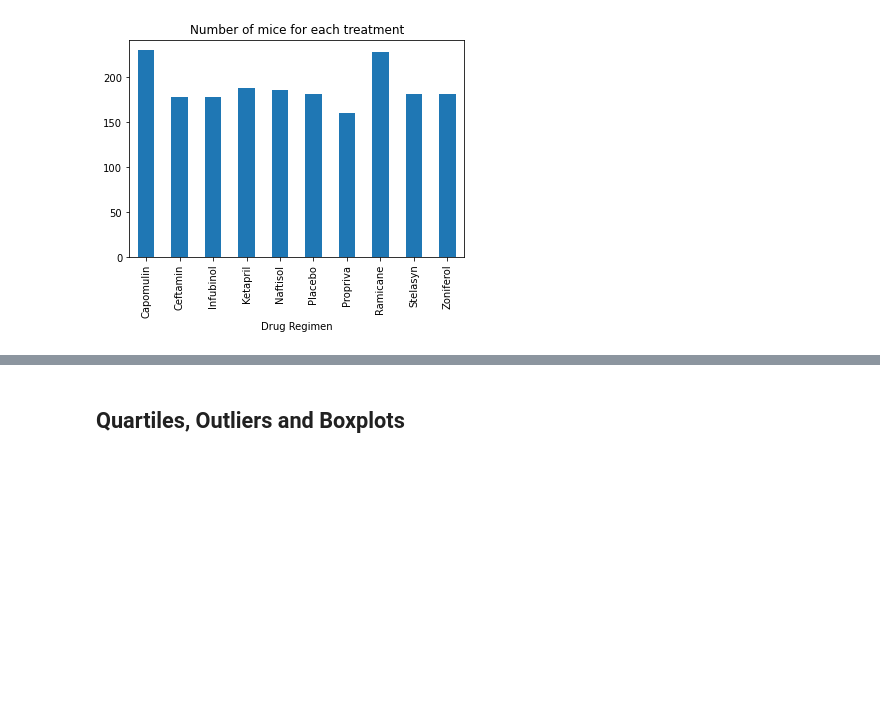
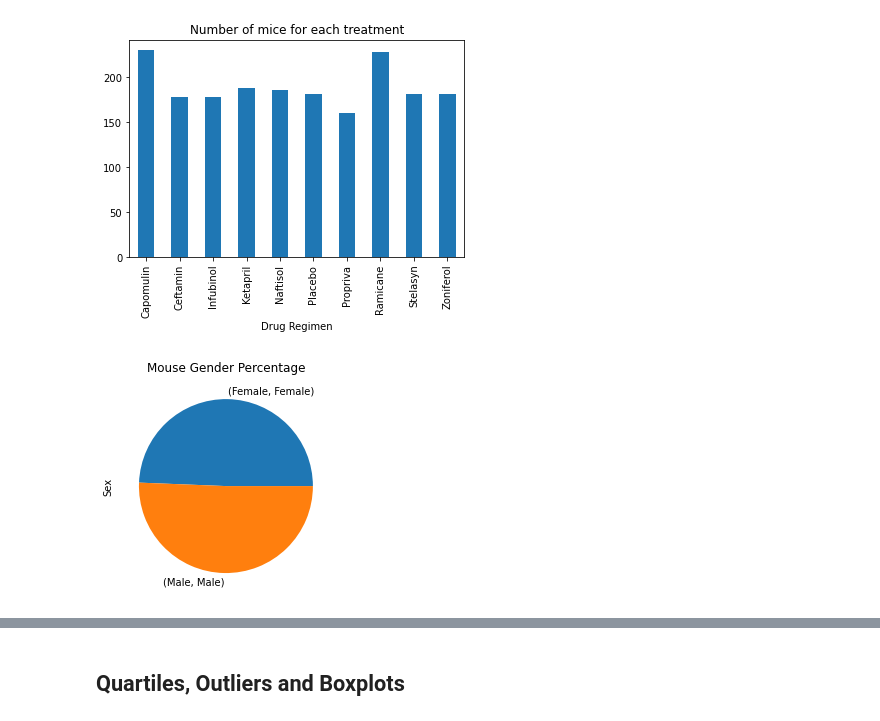
Before and after one commit to JonZagorski/MatplotLib, a Jupyter notebook: Instructions/Pymaceuticals/pymaceuticals_starter.ipynb, the cells around one changed output, grey strips where cells are left out. Saved outputs shown, nothing was run; the diff lists cells and outputs as text; code cells hidden in the pictures; blank space fills up the shorter version.

```diff
--- a/Instructions/Pymaceuticals/pymaceuticals_starter.ipynb
+++ b/Instructions/Pymaceuticals/pymaceuticals_starter.ipynb
@@ -140,5 +142,10 @@ plt.show()
 [figure]
 # %%
 # Generate a pie plot showing the distribution of female versus male mice using pandas
+gender_mouse = clean_merged.groupby('Sex')
+gender_count = gender_mouse['Sex'].value_counts()
+gender_chart = gender_count.plot(kind='pie',y='Mouse ID', title='Mouse Gender Percentage')
+# %% [output]
+[figure, added]
 # %%
 # Generate a pie plot showing the distribution of female versus male mice using pyplot
```
Also changed, not shown: parts of 4 cells of this notebook.
